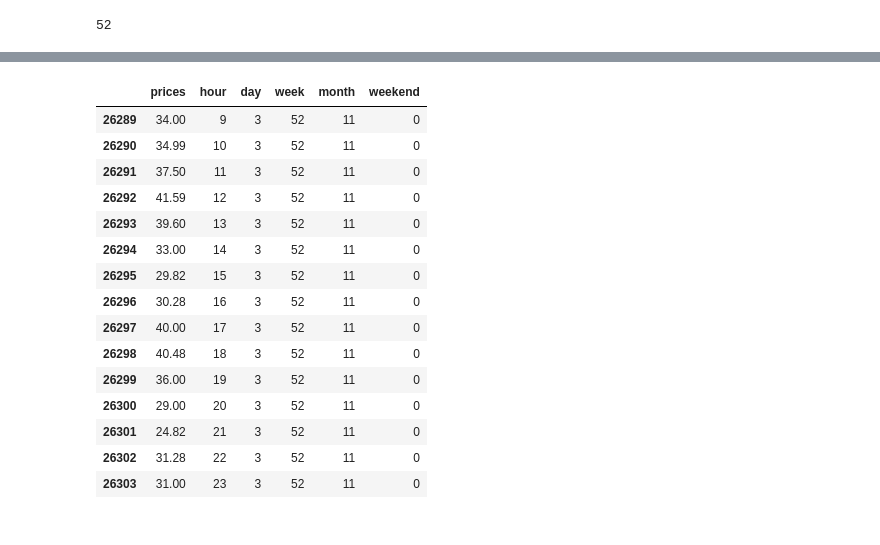
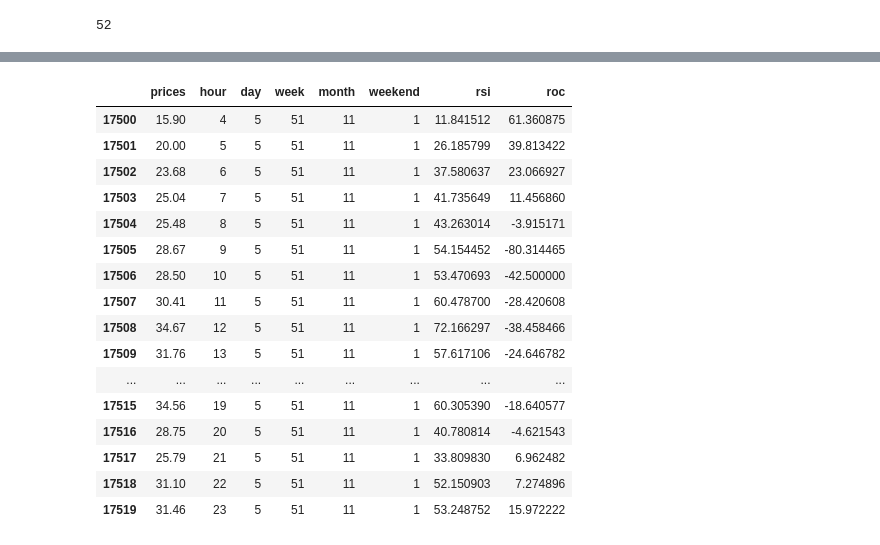
Before and after one commit to martonymous/project_rl, a Jupyter notebook: data_prep.ipynb, the cells around one changed output, grey strips where cells are left out. Drawn from its saved outputs; the diff is of its cells as text; code cells hidden in the pictures.

```diff
--- a/data_prep.ipynb
+++ b/data_prep.ipynb
@@ -11,12 +12,12 @@ df_days["PRICES"] = df_days["PRICES"].dt.day_of_week
 df_days["a"], df_days["b"], df_days["c"], df_days["v"], df_days["w"], df_days["d"], df_days["e"], df_days["f"], df_days["g"], df_days["h"], df_days["i"], df_days["j"], df_days["k"], df_days["l"], df_days["m"], df_days["n"], df_days["o"], df_days["p"], df_days["q"], df_days["r"], df_days["s"], df_days["t"], df_days["u"] = [df_days["PRICES"], df_days["PRICES"], df_days["PRICES"], df_days["PRICES"], df_days["PRICES"], df_days["PRICES"], df_days["PRICES"], df_days["PRICES"], df_days["PRICES"], df_days["PRICES"], df_days["PRICES"], df_days["PRICES"], df_days["PRICES"], df_days["PRICES"], df_days["PRICES"], df_days["PRICES"], df_days["PRICES"], df_days["PRICES"], df_days["PRICES"], df_days["PRICES"], df_days["PRICES"], df_days["PRICES"], df_days["PRICES"]]
 df_days = df_days.to_numpy().flatten()
 # %%
-df_week = pd.read_excel('data/train.xlsx', usecols="A")
+df_week = pd.read_excel('data/validate.xlsx', usecols="A")
 df_week["PRICES"] = df_week["PRICES"].dt.isocalendar().week - 1
 df_week["a"], df_week["b"], df_week["c"], df_week["v"], df_week["w"], df_week["d"], df_week["e"], df_week["f"], df_week["g"], df_week["h"], df_week["i"], df_week["j"], df_week["k"], df_week["l"], df_week["m"], df_week["n"], df_week["o"], df_week["p"], df_week["q"], df_week["r"], df_week["s"], df_week["t"], df_week["u"] = [df_week["PRICES"], df_week["PRICES"], df_week["PRICES"], df_week["PRICES"], df_week["PRICES"], df_week["PRICES"], df_week["PRICES"], df_week["PRICES"], df_week["PRICES"], df_week["PRICES"], df_week["PRICES"], df_week["PRICES"], df_week["PRICES"], df_week["PRICES"], df_week["PRICES"], df_week["PRICES"], df_week["PRICES"], df_week["PRICES"], df_week["PRICES"], df_week["PRICES"], df_week["PRICES"], df_week["PRICES"], df_week["PRICES"]]
 df_week = df_week.to_numpy().flatten()
 # %%
-df_month = pd.read_excel('data/train.xlsx', usecols="A")
+df_month = pd.read_excel('data/validate.xlsx', usecols="A")
 df_month["PRICES"] = df_month["PRICES"].dt.month - 1
 df_month["a"], df_month["b"], df_month["c"], df_month["v"], df_month["w"], df_month["d"], df_month["e"], df_month["f"], df_month["g"], df_month["h"], df_month["i"], df_month["j"], df_month["k"], df_month["l"], df_month["m"], df_month["n"], df_month["o"], df_month["p"], df_month["q"], df_month["r"], df_month["s"], df_month["t"], df_month["u"] = [df_month["PRICES"], df_month["PRICES"], df_month["PRICES"], df_month["PRICES"], df_month["PRICES"], df_month["PRICES"], df_month["PRICES"], df_month["PRICES"], df_month["PRICES"], df_month["PRICES"], df_month["PRICES"], df_month["PRICES"], df_month["PRICES"], df_month["PRICES"], df_month["PRICES"], df_month["PRICES"], df_month["PRICES"], df_month["PRICES"], df_month["PRICES"], df_month["PRICES"], df_month["PRICES"], df_month["PRICES"], df_month["PRICES"]]
 df_month = df_month.to_numpy().flatten()
@@ -52,19 +52,26 @@ observations.to_csv('data/train_processed.csv')
-# %%
-observations.tail(15)
-# %% [output]
-|  | prices | hour | day | week | month | weekend |
-| 26289 | 34.00 | 9 | 3 | 52 | 11 | 0 |
-| 26290 | 34.99 | 10 | 3 | 52 | 11 | 0 |
-| 26291 | 37.50 | 11 | 3 | 52 | 11 | 0 |
-| 26292 | 41.59 | 12 | 3 | 52 | 11 | 0 |
-| 26293 | 39.60 | 13 | 3 | 52 | 11 | 0 |
-| 26294 | 33.00 | 14 | 3 | 52 | 11 | 0 |
-| 26295 | 29.82 | 15 | 3 | 52 | 11 | 0 |
-| 26296 | 30.28 | 16 | 3 | 52 | 11 | 0 |
-| 26297 | 40.00 | 17 | 3 | 52 | 11 | 0 |
-| 26298 | 40.48 | 18 | 3 | 52 | 11 | 0 |
-| 26299 | 36.00 | 19 | 3 | 52 | 11 | 0 |
-| 26300 | 29.00 | 20 | 3 | 52 | 11 | 0 |
-| 26301 | 24.82 | 21 | 3 | 52 | 11 | 0 |
-| 26302 | 31.28 | 22 | 3 | 52 | 11 | 0 |
-| 26303 | 31.00 | 23 | 3 | 52 | 11 | 0 |
+# %%
+n = 5
+# %%
+observations['rsi'] = 100 - (100 / (1 + observations['prices'].diff(1).mask(observations['prices'].diff(1) < 0, 0).ewm(alpha=1/n, adjust=False).mean() / observations['prices'].diff(1).mask(observations['prices'].diff(1) > 0, -0.0).abs().ewm(alpha=1/n, adjust=False).mean()))
+observations['roc'] = (observations['prices'].shift(n) - observations['prices']) / observations['prices'].shift(n) * 100
+# %%
+observations.to_csv('data/val5.csv')
+observations.tail(20)
+# %% [output]
+|  | prices | hour | day | week | month | weekend | rsi | roc |
+| 17500 | 15.90 | 4 | 5 | 51 | 11 | 1 | 11.841512 | 61.360875 |
+| 17501 | 20.00 | 5 | 5 | 51 | 11 | 1 | 26.185799 | 39.813422 |
+| 17502 | 23.68 | 6 | 5 | 51 | 11 | 1 | 37.580637 | 23.066927 |
+| 17503 | 25.04 | 7 | 5 | 51 | 11 | 1 | 41.735649 | 11.456860 |
+| 17504 | 25.48 | 8 | 5 | 51 | 11 | 1 | 43.263014 | -3.915171 |
+| 17505 | 28.67 | 9 | 5 | 51 | 11 | 1 | 54.154452 | -80.314465 |
+| 17506 | 28.50 | 10 | 5 | 51 | 11 | 1 | 53.470693 | -42.500000 |
+| 17507 | 30.41 | 11 | 5 | 51 | 11 | 1 | 60.478700 | -28.420608 |
+| 17508 | 34.67 | 12 | 5 | 51 | 11 | 1 | 72.166297 | -38.458466 |
+| 17509 | 31.76 | 13 | 5 | 51 | 11 | 1 | 57.617106 | -24.646782 |
+| ... | ... | ... | ... | ... | ... | ... | ... | ... |
+| 17515 | 34.56 | 19 | 5 | 51 | 11 | 1 | 60.305390 | -18.640577 |
+| 17516 | 28.75 | 20 | 5 | 51 | 11 | 1 | 40.780814 | -4.621543 |
+| 17517 | 25.79 | 21 | 5 | 51 | 11 | 1 | 33.809830 | 6.962482 |
+| 17518 | 31.10 | 22 | 5 | 51 | 11 | 1 | 52.150903 | 7.274896 |
+| 17519 | 31.46 | 23 | 5 | 51 | 11 | 1 | 53.248752 | 15.972222 |
```
Also changed, not shown: parts of 6 cells of this notebook, 13 other files.
